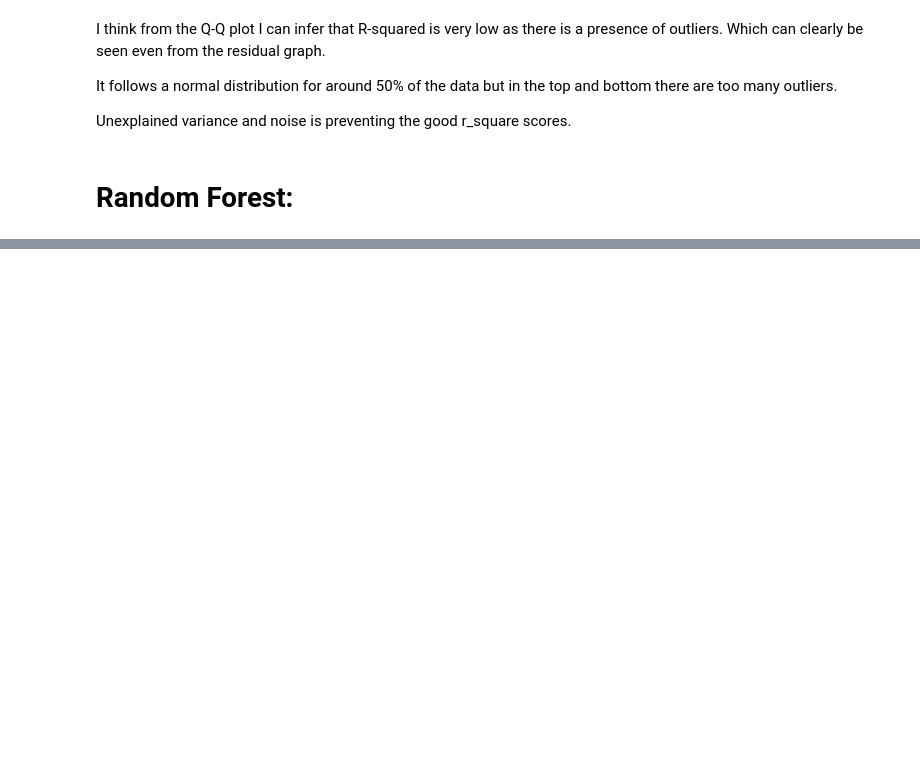
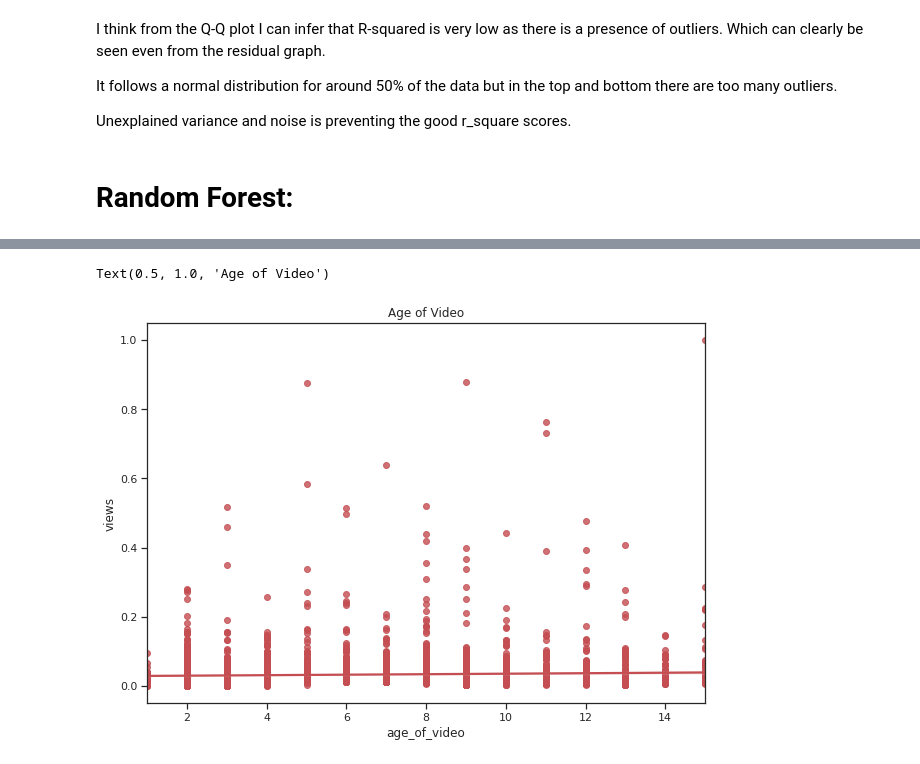
Before and after one commit to sspaulc/TED_TALKS_VIEWS_PREDICTION, a Jupyter notebook: Sanchita_Ted_Talks_Views.ipynb, the cells around one changed output, grey strips where cells are left out. Saved outputs shown, nothing was run; the diff lists cells and outputs as text; code cells hidden in the pictures; blank space fills up the shorter version.

```diff
--- a/Sanchita_Ted_Talks_Views.ipynb
+++ b/Sanchita_Ted_Talks_Views.ipynb
@@ -1164,0 +1255,6 @@ The mean absolute error for Random Forest is: 0.01827604068188244
+# %%
+p=sns.regplot(x='age_of_video',y='views',data=data,color='r')
+plt.title('Age of Video')
+# %% [output]
+Text(0.5, 1.0, 'Age of Video')
+[figure, added]
```
Also changed, not shown: parts of 63 cells of this notebook.
